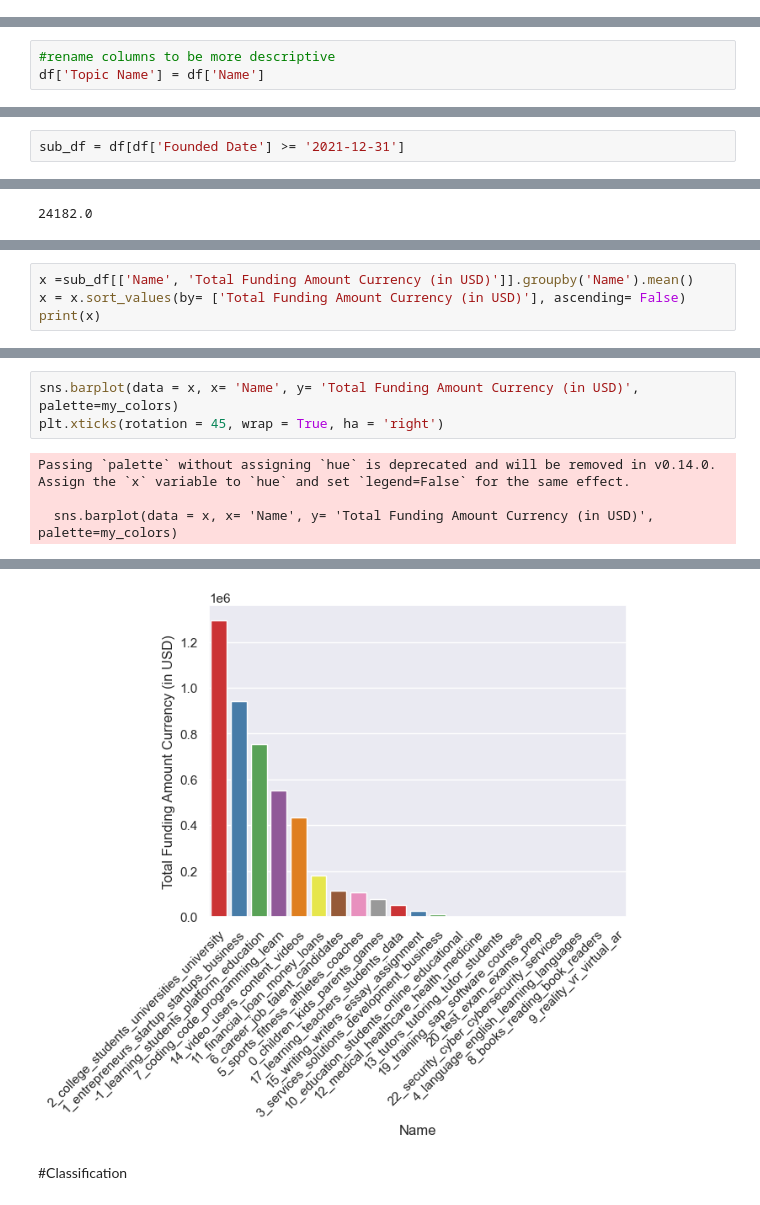
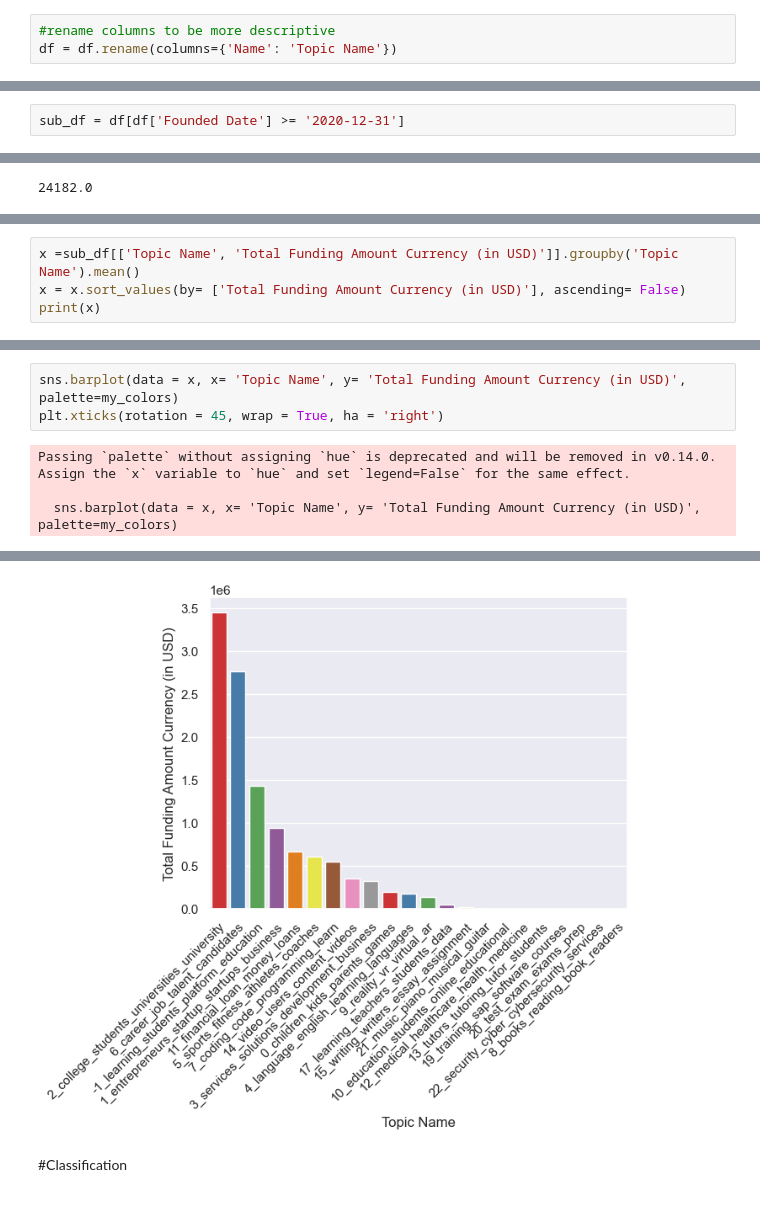
Before and after one commit to MarioMuehlematter/Education.ai, a Jupyter notebook: notebooks/Education.ai_Analysis+Plots.ipynb, the cells around one changed output, grey strips where cells are left out. Cells and saved outputs as stored; diff of their text form.

```diff
--- a/notebooks/Education.ai_Analysis+Plots.ipynb
+++ b/notebooks/Education.ai_Analysis+Plots.ipynb
@@ -63,5 +67,8 @@ Class
 # %% [markdown]
 #Formating Data for Analysis
+# %%
+#rename columns to be more descriptive
+df = df.rename(columns={'Name': 'Topic Name'})
 # %%
 #defining age calculation
 from datetime import date
@@ -270,9 +258,6 @@ Name
 Name: count, dtype: int64
 # %% [markdown]
 8352 entries could not be fitted into a categorie of more than 100 entries. Topic '-1' is thus dropped from the analysis. See BERTopic documentation.
-# %%
-#rename columns to be more descriptive
-df['Topic Name'] = df['Name']
 # %%
 #Exclude Topic '-1' from analysis
 topic_df = df[df['Topic']!= -1]
@@ -327,7 +312,7 @@ topic_export.to_csv('//Users/mario/Documents/Github/Education.ai/data/topic_mode
 #Subsampling '15_writing_writers_essay_assignment' after 2021-12-31
 given the insights above subsampling topic 15 seems promising, as it appears to be a proxy for LLMs
 # %%
-sub_df = df[df['Founded Date'] >= '2021-12-31']
+sub_df = df[df['Founded Date'] >= '2020-12-31']
 # %%
 sub_df.info()
 # %% [output]
@@ -366,5 +351,5 @@ b['Total Funding Amount Currency (in USD)'].mean()
 # %%
-x =sub_df[['Name', 'Total Funding Amount Currency (in USD)']].groupby('Name').mean()
+x =sub_df[['Topic Name', 'Total Funding Amount Currency (in USD)']].groupby('Topic Name').mean()
 x = x.sort_values(by= ['Total Funding Amount Currency (in USD)'], ascending= False)
 print(x)
 # %% [output]
@@ -388,7 +373,7 @@ Name
 # %%
-sns.barplot(data = x, x= 'Name', y= 'Total Funding Amount Currency (in USD)', palette=my_colors)
+sns.barplot(data = x, x= 'Topic Name', y= 'Total Funding Amount Currency (in USD)', palette=my_colors)
 plt.xticks(rotation = 45, wrap = True, ha = 'right')
 # %% [output]
 Passing `palette` without assigning `hue` is deprecated and will be removed in v0.14.0. Assign the `x` variable to `hue` and set `legend=False` for the same effect.
 
-  sns.barplot(data = x, x= 'Name', y= 'Total Funding Amount Currency (in USD)', palette=my_colors)
+  sns.barplot(data = x, x= 'Topic Name', y= 'Total Funding Amount Currency (in USD)', palette=my_colors)
@@ -412,4 +397,4 @@ Passing `palette` without assigning `hue` is deprecated and will be removed in v
-[figure, old version]
+[figure, new version]
 # %% [markdown]
 #Classification
 # %%
```
Also changed, not shown: parts of 10 cells of this notebook.
